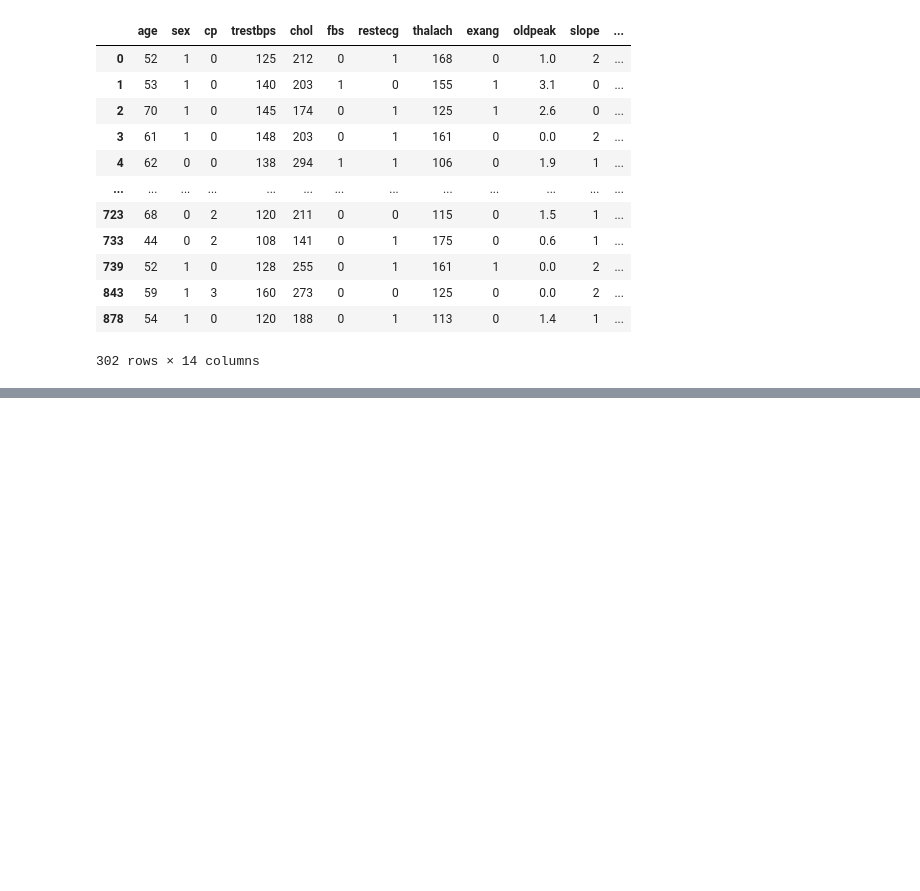
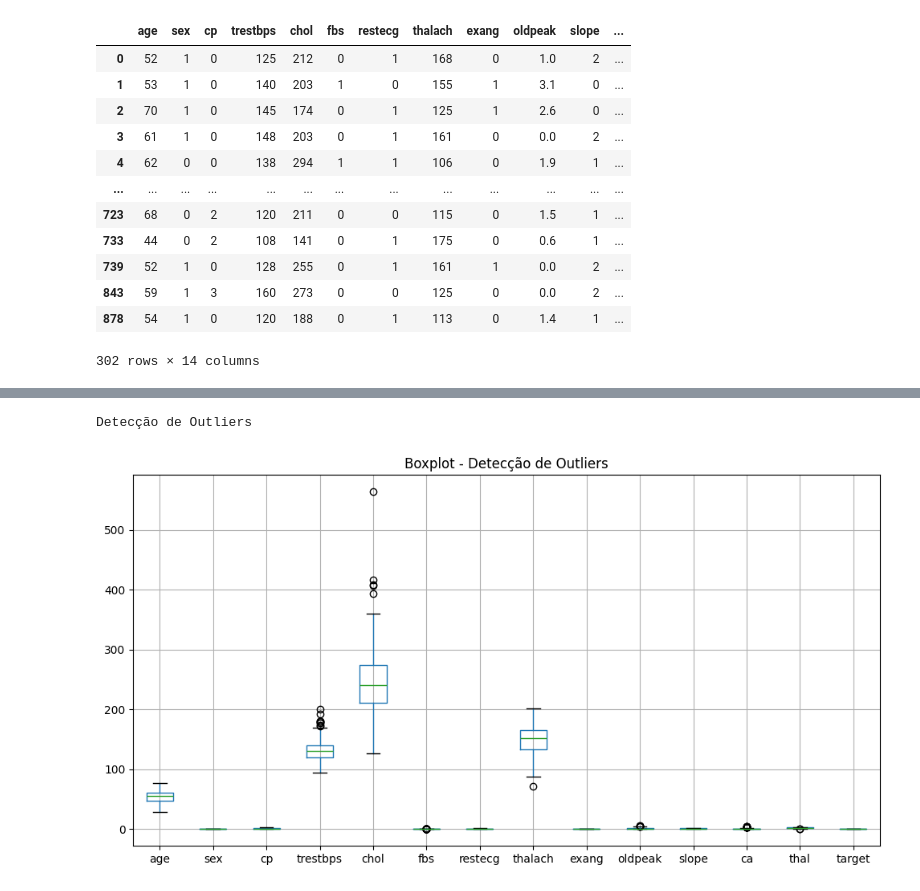
Before and after one commit to intghp/algoritmo_knn, a Jupyter notebook: algoritmo_knn.ipynb, the cells around one changed output, grey strips where cells are left out. Drawn from its saved outputs; the diff is of its cells as text; code cells hidden in the pictures; blank space fills up the shorter version.

```diff
--- a/algoritmo_knn.ipynb
+++ b/algoritmo_knn.ipynb
@@ -104,0 +173,8 @@ df_clean
+# %%
+print("Detecção de Outliers")
+df_clean.boxplot(figsize=(12,6))
+plt.title("Boxplot - Detecção de Outliers")
+plt.show()
+# %% [output]
+Detecção de Outliers
+[figure, added]
```
Also changed, not shown: parts of 7 cells of this notebook.
